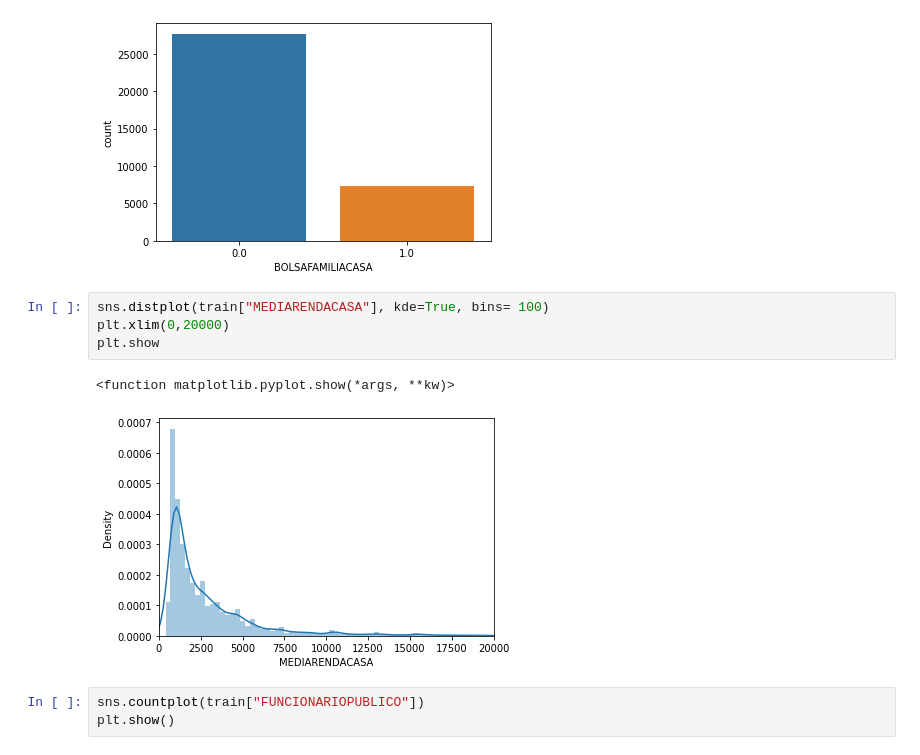
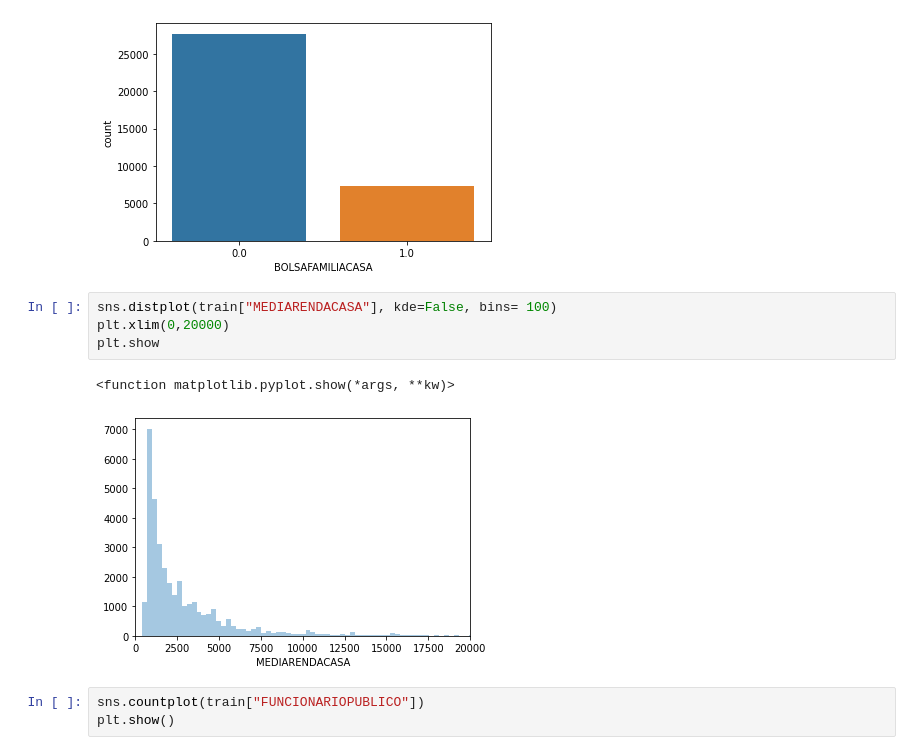
Before and after one commit to AlexCohenDambros/Credit-Analysis, a Jupyter notebook: CreditAnalysis.ipynb, the cells around one changed output. Saved outputs shown, nothing was run; the diff lists cells and outputs as text.

```diff
--- a/CreditAnalysis.ipynb
+++ b/CreditAnalysis.ipynb
@@ -159,12 +149,12 @@ plt.show()
 # %% [output]
 [figure]
 # %%
-sns.distplot(train["MEDIARENDACASA"], kde=True, bins= 100)
+sns.distplot(train["MEDIARENDACASA"], kde=False, bins= 100)
 plt.xlim(0,20000)
 plt.show
 # %% [output]
 <function matplotlib.pyplot.show(*args, **kw)>
-[figure, old version]
+[figure, new version]
 # %%
 sns.countplot(train["FUNCIONARIOPUBLICO"])
 plt.show()
```
Also changed, not shown: parts of 24 cells of this notebook, 1 other file.
